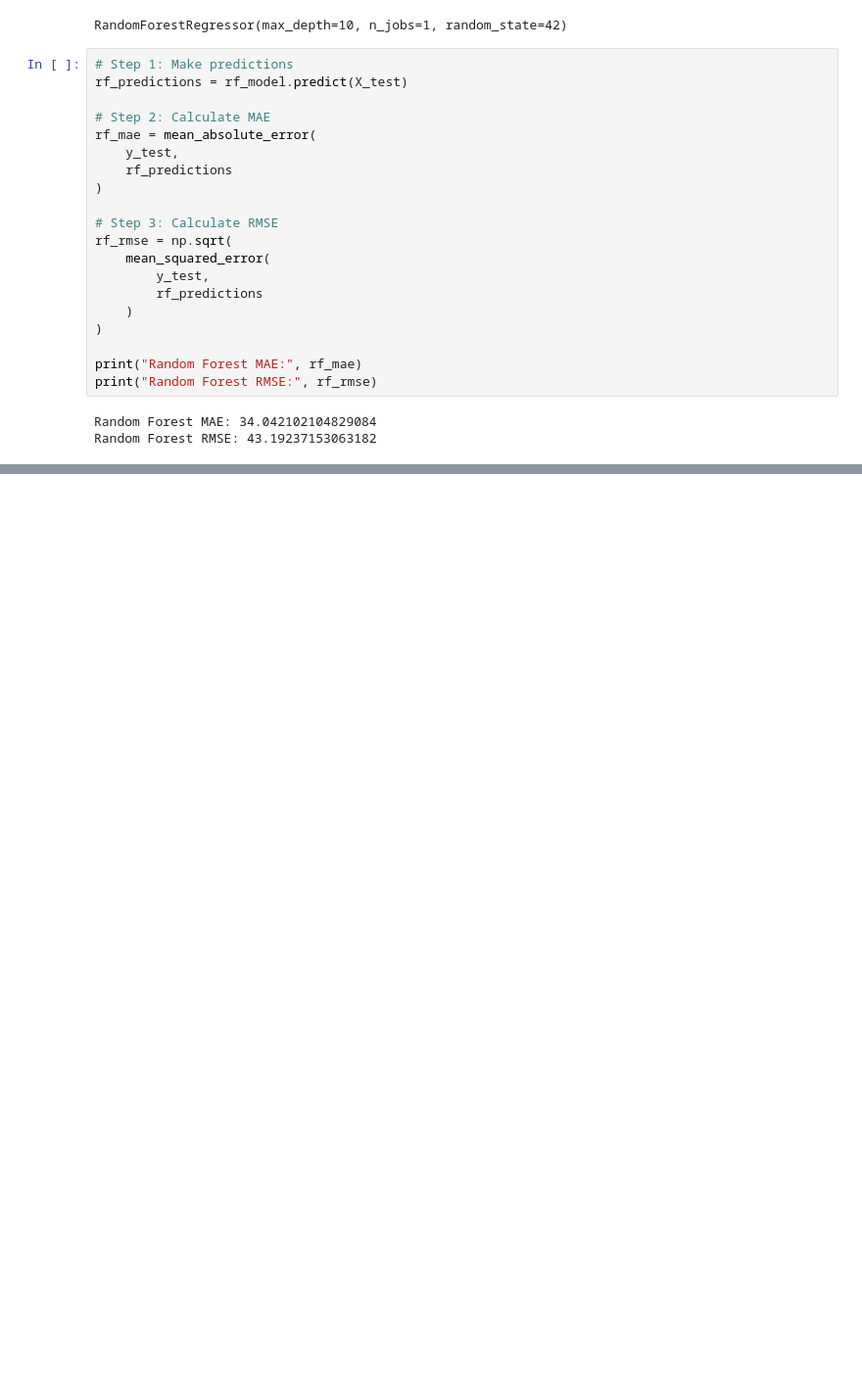
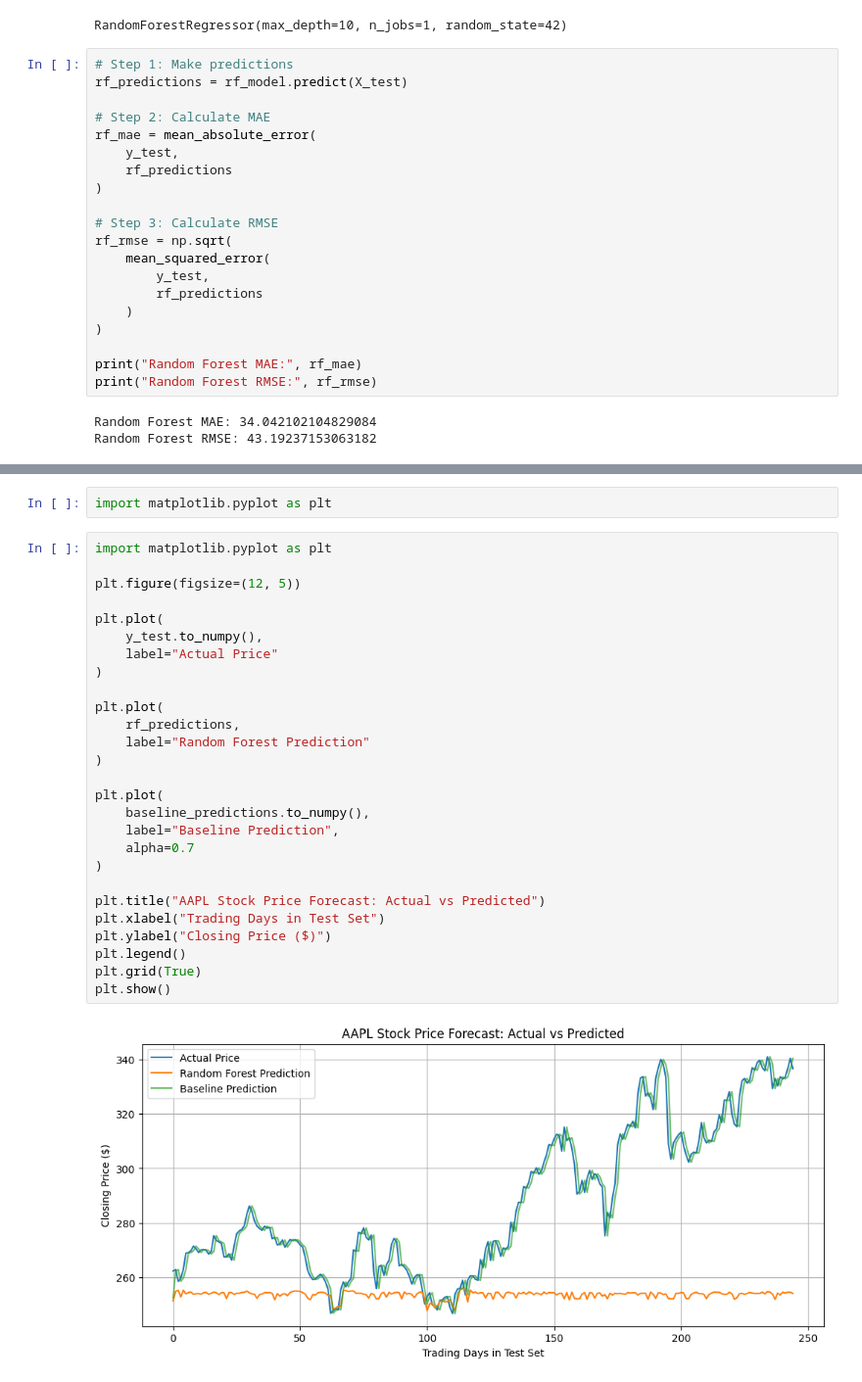
Before and after one commit to shota98501/workspace, a Jupyter notebook: Project/stockmarket_project/forecast_stockmarket.ipynb, the cells around one changed output, grey strips where cells are left out. Shown at 98% size. Drawn from its saved outputs; the diff is of its cells as text; blank space fills up the shorter version.

```diff
--- a/Project/stockmarket_project/forecast_stockmarket.ipynb
+++ b/Project/stockmarket_project/forecast_stockmarket.ipynb
@@ -168,0 +205,31 @@ Random Forest RMSE: 43.19237153063182
+# %%
+import matplotlib.pyplot as plt
+# %%
+import matplotlib.pyplot as plt
+
+plt.figure(figsize=(12, 5))
+
+plt.plot(
+    y_test.to_numpy(),
+    label="Actual Price"
+)
+
+plt.plot(
+    rf_predictions,
+    label="Random Forest Prediction"
+)
+
+plt.plot(
+    baseline_predictions.to_numpy(),
+    label="Baseline Prediction",
+    alpha=0.7
+)
+
+plt.title("AAPL Stock Price Forecast: Actual vs Predicted")
+plt.xlabel("Trading Days in Test Set")
+plt.ylabel("Closing Price ($)")
+plt.legend()
+plt.grid(True)
+plt.show()
+# %% [output]
+[figure, added]
```
Also changed, not shown: parts of 2 cells of this notebook.
